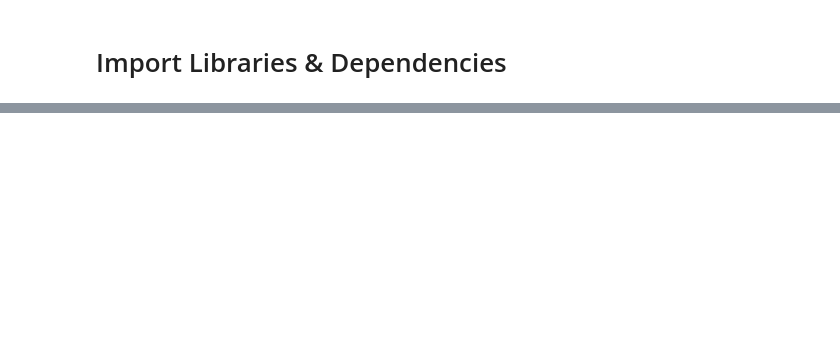
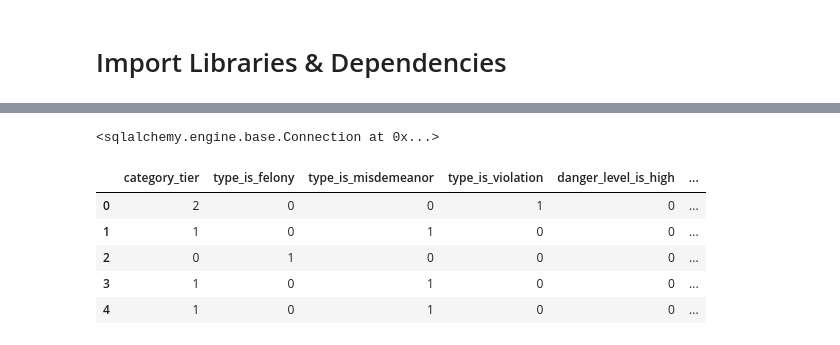
Before and after one commit to shadeetabasi/NYC-Challenge-Final, a Jupyter notebook: Resources/machine-learning/decision_trees.ipynb, the cells around one changed output, grey strips where cells are left out. Cells and saved outputs as stored; diff of their text form; code cells hidden in the pictures; blank space fills up the shorter version.

```diff
--- a/Resources/machine-learning/decision_trees.ipynb
+++ b/Resources/machine-learning/decision_trees.ipynb
@@ -41,0 +13,20 @@ brown_newdf.sample()
+# %%
+#Create connection to postgres database EmployeeSQL
+load_dotenv()
+my_env_var = os.getenv('DB_CONNECTION_STRING')
+engine = create_engine(my_env_var)
+connection = engine.connect()
+connection
+# %% [output]
+<sqlalchemy.engine.base.Connection at 0x...>
+# %%
+#Put salaries data from EmployeeSQL DB into a DF and confirm it runs
+crime_df = pd.read_sql('SELECT category_tier, type_is_felony, type_is_misdemeanor, type_is_violation, danger_level_is_high, danger_level_is_low FROM "crime"', connection)
+crime_df.head()
+# %% [output]
+|  | category_tier | type_is_felony | type_is_misdemeanor | type_is_violation | danger_level_is_high | ... |
+| 0 | 2 | 0 | 0 | 1 | 0 | ... |
+| 1 | 1 | 0 | 1 | 0 | 0 | ... |
+| 2 | 0 | 1 | 0 | 0 | 0 | ... |
+| 3 | 1 | 0 | 1 | 0 | 0 | ... |
+| 4 | 1 | 0 | 1 | 0 | 0 | ... |
```
Also changed, not shown: parts of 16 cells of this notebook, 10 other files.
